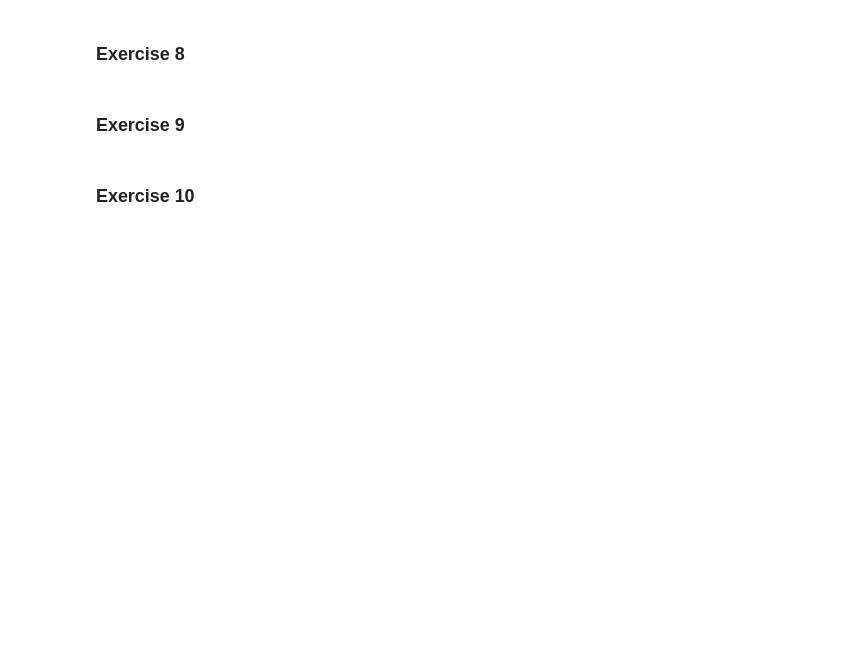
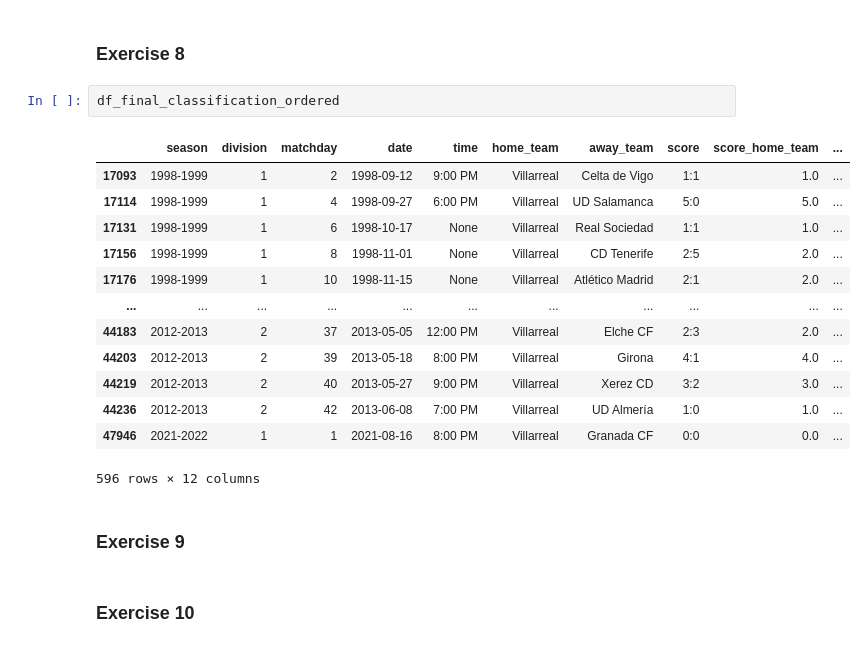
Before and after one commit to coders-unidas/la-quiniela, a Jupyter notebook: analysis/data_analysis.ipynb, the cells around one changed output. Cells and saved outputs as stored; diff of their text form; blank space fills up the shorter version.

```diff
--- a/analysis/data_analysis.ipynb
+++ b/analysis/data_analysis.ipynb
@@ -397,5 +415,21 @@ df_final_classification_ordered.to_excel('SeasonStandings.xlsx')
 # %% [markdown]
 ### Exercise 8
+# %%
+df_final_classification_ordered
+# %% [output]
+|  | season | division | matchday | date | time | home_team | away_team | score | score_home_team | ... |
+| 17093 | 1998-1999 | 1 | 2 | 1998-09-12 | 9:00 PM | Villarreal | Celta de Vigo | 1:1 | 1.0 | ... |
+| 17114 | 1998-1999 | 1 | 4 | 1998-09-27 | 6:00 PM | Villarreal | UD Salamanca | 5:0 | 5.0 | ... |
+| 17131 | 1998-1999 | 1 | 6 | 1998-10-17 | None | Villarreal | Real Sociedad | 1:1 | 1.0 | ... |
+| 17156 | 1998-1999 | 1 | 8 | 1998-11-01 | None | Villarreal | CD Tenerife | 2:5 | 2.0 | ... |
+| 17176 | 1998-1999 | 1 | 10 | 1998-11-15 | None | Villarreal | Atlético Madrid | 2:1 | 2.0 | ... |
+| ... | ... | ... | ... | ... | ... | ... | ... | ... | ... | ... |
+| 44183 | 2012-2013 | 2 | 37 | 2013-05-05 | 12:00 PM | Villarreal | Elche CF | 2:3 | 2.0 | ... |
+| 44203 | 2012-2013 | 2 | 39 | 2013-05-18 | 8:00 PM | Villarreal | Girona | 4:1 | 4.0 | ... |
+| 44219 | 2012-2013 | 2 | 40 | 2013-05-27 | 9:00 PM | Villarreal | Xerez CD | 3:2 | 3.0 | ... |
+| 44236 | 2012-2013 | 2 | 42 | 2013-06-08 | 7:00 PM | Villarreal | UD Almería | 1:0 | 1.0 | ... |
+| 47946 | 2021-2022 | 1 | 1 | 2021-08-16 | 8:00 PM | Villarreal | Granada CF | 0:0 | 0.0 | ... |
+596 rows × 12 columns
 # %% [markdown]
 ### Exercise 9
 # %% [markdown]
```
Also changed, not shown: parts of 1 cell of this notebook, 1 other file.
